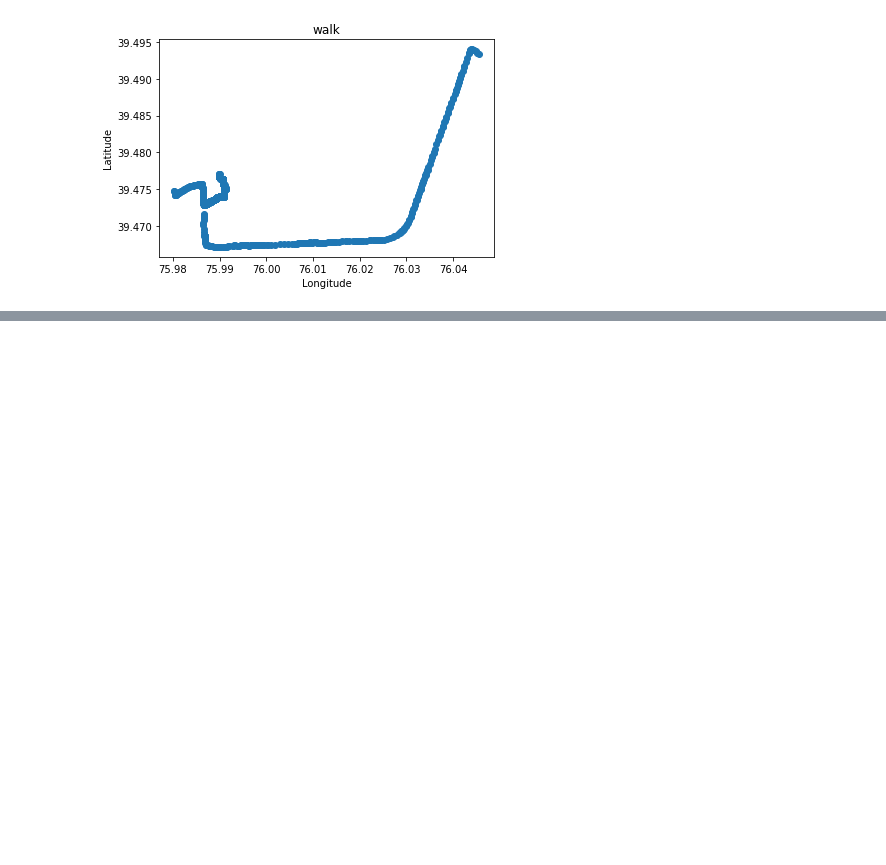
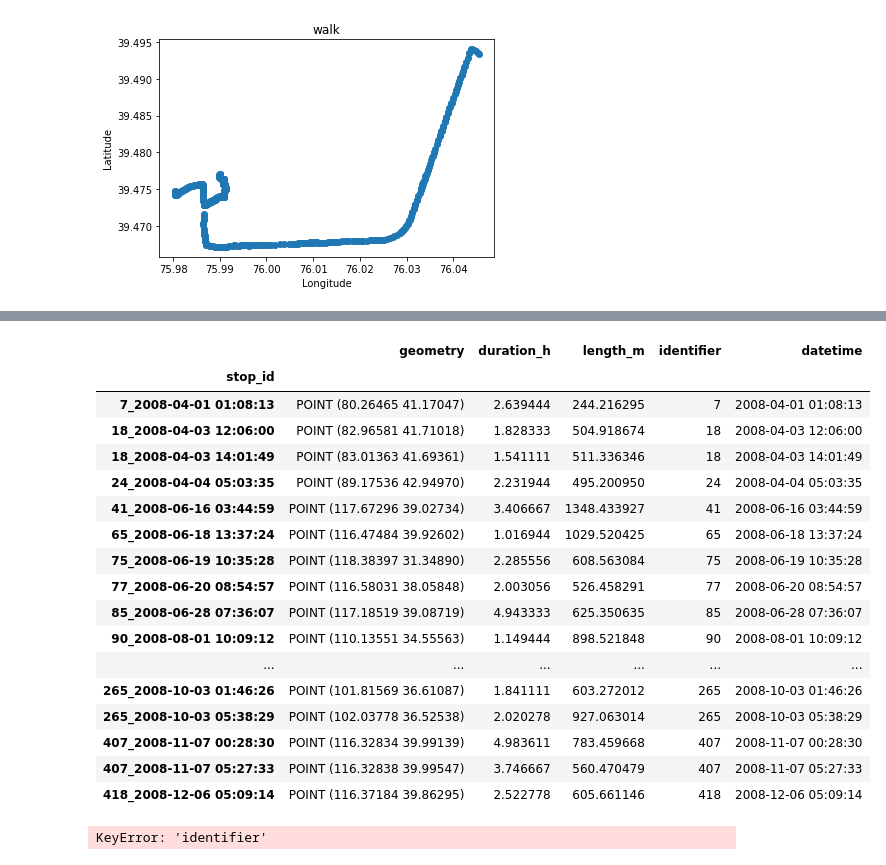
Before and after one commit to gifilipakis/research_Geolife, a Jupyter notebook: Motifs.ipynb, the cells around one changed output, grey strips where cells are left out. Drawn from its saved outputs; the diff is of its cells as text; code cells hidden in the pictures; blank space fills up the shorter version.

Commit message:
Trying to show the trajectories

```diff
--- a/Motifs.ipynb
+++ b/Motifs.ipynb
@@ -92,0 +284,15 @@ draw_motif(transport_df,gps_points_df)
+# %%
+from datetime import timedelta
+
+start = datetime.now()
+print('Início em:',start)
+# Define parameters in Hours and Search radius in meters
+Hours = 1
+SearchRadio = 500
+# stop detection
+stops = mpd.TrajectoryStopDetector(traj_collection).get_stop_segments(min_duration=timedelta(hours=Hours), max_diameter=SearchRadio)
+
+end = datetime.now()
+print('Tempo gasto:',end-start)
+
+stops
@@ -92,0 +302,27 @@ draw_motif(transport_df,gps_points_df)
+# %%
+# Create a new Geodataframe and define geometry column
+stops_start = gpd.GeoDataFrame(columns = ['geometry'])
+stops_start = stops_start.set_geometry('geometry')
+# Add the ID of each stop track and define it as index
+stops_start['stop_id'] = [track.id for track in stops.trajectories]
+stops_start= stops_start.set_index('stop_id')
+
+# Iteration over the Stop Trajectories
+for stoptrack in stops.trajectories:
+
+    # add stop duration in hours
+    stops_start.at[stoptrack.id,'duration_h'] =stoptrack.get_duration().total_seconds()/3600
+
+    # add length
+    stops_start.at[stoptrack.id, 'length_m']=stoptrack.get_length()
+
+    # add bird name
+    stops_start.at[stoptrack.id, 'identifier']=stoptrack.id.split('_')[0]
+
+    # add datetime
+    stops_start.at[stoptrack.id, 'datetime']= pd.to_datetime(stoptrack.id.split('_')[1]).tz_localize(None)
+
+    # geometry with start point
+    stops_start.at[stoptrack.id, 'geometry'] = stoptrack.get_start_location()
+
+stops_start.head()
@@ -92,0 +337,37 @@ draw_motif(transport_df,gps_points_df)
+# %%
+stops_start
+# %% [output]
+|  | geometry | duration_h | length_m | identifier | datetime |
+| stop_id |  |  |  |  |  |
+| 7_2008-04-01 01:08:13 | POINT (80.26465 41.17047) | 2.639444 | 244.216295 | 7 | 2008-04-01 01:08:13 |
+| 18_2008-04-03 12:06:00 | POINT (82.96581 41.71018) | 1.828333 | 504.918674 | 18 | 2008-04-03 12:06:00 |
+| 18_2008-04-03 14:01:49 | POINT (83.01363 41.69361) | 1.541111 | 511.336346 | 18 | 2008-04-03 14:01:49 |
+| 24_2008-04-04 05:03:35 | POINT (89.17536 42.94970) | 2.231944 | 495.200950 | 24 | 2008-04-04 05:03:35 |
+| 41_2008-06-16 03:44:59 | POINT (117.67296 39.02734) | 3.406667 | 1348.433927 | 41 | 2008-06-16 03:44:59 |
+| 65_2008-06-18 13:37:24 | POINT (116.47484 39.92602) | 1.016944 | 1029.520425 | 65 | 2008-06-18 13:37:24 |
+| 75_2008-06-19 10:35:28 | POINT (118.38397 31.34890) | 2.285556 | 608.563084 | 75 | 2008-06-19 10:35:28 |
+| 77_2008-06-20 08:54:57 | POINT (116.58031 38.05848) | 2.003056 | 526.458291 | 77 | 2008-06-20 08:54:57 |
+| 85_2008-06-28 07:36:07 | POINT (117.18519 39.08719) | 4.943333 | 625.350635 | 85 | 2008-06-28 07:36:07 |
+| 90_2008-08-01 10:09:12 | POINT (110.13551 34.55563) | 1.149444 | 898.521848 | 90 | 2008-08-01 10:09:12 |
+| ... | ... | ... | ... | ... | ... |
+| 265_2008-10-03 01:46:26 | POINT (101.81569 36.61087) | 1.841111 | 603.272012 | 265 | 2008-10-03 01:46:26 |
+| 265_2008-10-03 05:38:29 | POINT (102.03778 36.52538) | 2.020278 | 927.063014 | 265 | 2008-10-03 05:38:29 |
+| 407_2008-11-07 00:28:30 | POINT (116.32834 39.99139) | 4.983611 | 783.459668 | 407 | 2008-11-07 00:28:30 |
+| 407_2008-11-07 05:27:33 | POINT (116.32838 39.99547) | 3.746667 | 560.470479 | 407 | 2008-11-07 05:27:33 |
+| 418_2008-12-06 05:09:14 | POINT (116.37184 39.86295) | 2.522778 | 605.661146 | 418 | 2008-12-06 05:09:14 |
+# %%
+import matplotlib.pyplot as plt
+
+def draw_motif(stops_start):
+    stops = stops_start['geometry'].tolist()
+    ids = stops_start['identifier'].tolist()
+    xs = [point.x for point in stops]
+    ys = [point.y for point in stops]
+    plt.scatter(xs, ys)
+    plt.plot(xs, ys)
+    plt.title('Transpor Mode:',transport_df.at[i,'Transportation Mode'])
+    plt.show()
+
+draw_motif(stops_start)
+# %% [output]
+KeyError: 'identifier'
```
Also changed, not shown: parts of 14 cells of this notebook.
